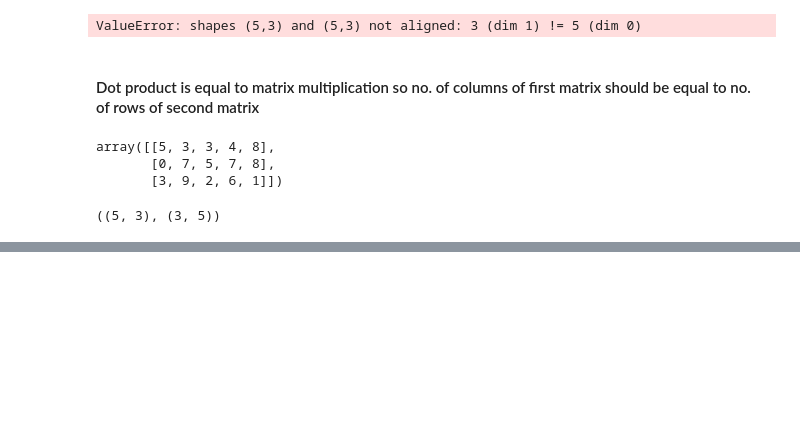
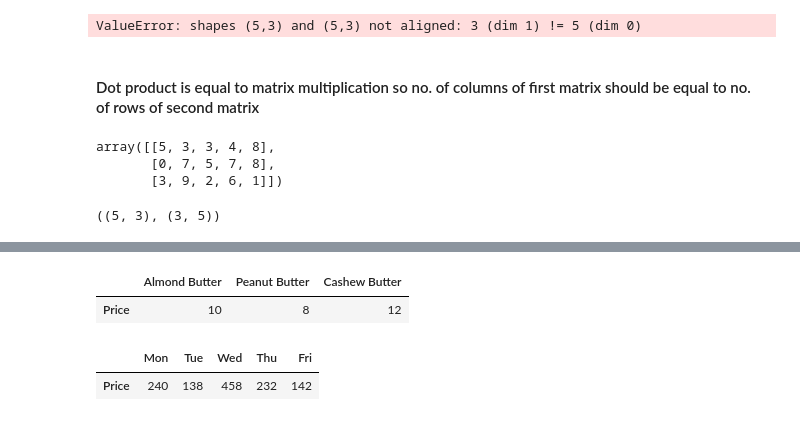
Before and after one commit to manasapullannagari/Python, a Jupyter notebook: Numpy/Numpy_practice.ipynb, the cells around one changed output, grey strips where cells are left out. Drawn from its saved outputs; the diff is of its cells as text; code cells hidden in the pictures; blank space fills up the shorter version.

```diff
--- a/Numpy/Numpy_practice.ipynb
+++ b/Numpy/Numpy_practice.ipynb
@@ -606,0 +637,8 @@ mat3= np.dot(mat1,mat2.T)
+# %%
+butter_prices = pd.DataFrame(prices.reshape(1,3),
+                            index=['Price'],
+                            columns=['Almond Butter','Peanut Butter','Cashew Butter'])
+butter_prices
+# %% [output]
+|  | Almond Butter | Peanut Butter | Cashew Butter |
+| Price | 10 | 8 | 12 |
@@ -606,0 +648,8 @@ mat3= np.dot(mat1,mat2.T)
+# %%
+# create daily sales
+daily_sales = butter_prices.dot(weekly_sales.T)
+# %%
+daily_sales
+# %% [output]
+|  | Mon | Tue | Wed | Thu | Fri |
+| Price | 240 | 138 | 458 | 232 | 142 |
```
Also changed, not shown: parts of 7 cells of this notebook, 3 other files.
